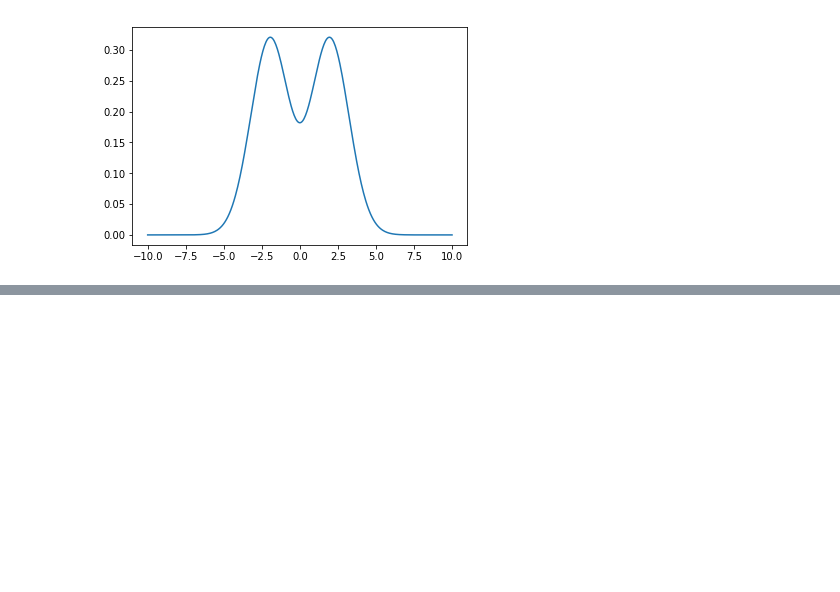
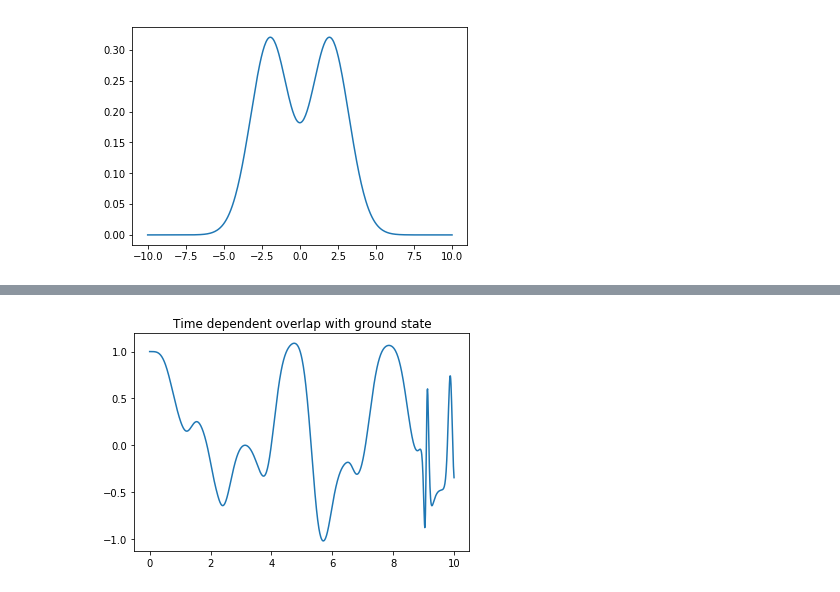
Before and after one commit to HyQD/coupled-cluster, a Jupyter notebook: scripts/zanghellini_tdccsd.ipynb, the cells around one changed output, grey strips where cells are left out. Drawn from its saved outputs; the diff is of its cells as text; code cells hidden in the pictures; blank space fills up the shorter version.

Commit message:
Add plots of time dependent energy and overlap
Overlap is sometimes negative. I am quite certain this is impossible.

```diff
--- a/scripts/zanghellini_tdccsd.ipynb
+++ b/scripts/zanghellini_tdccsd.ipynb
@@ -90,0 +90,4 @@ for
+# %%
+for i, amp in tqdm_notebook(enumerate(tdccsd_zanghellini.solve(time_points)), total=num_time_steps-1):
+    psi_overlap[i + 1] = tdccsd_zanghellini.compute_time_dependent_overlap().real
+    td_energies[i + 1] = tdccsd_zanghellini.compute_energy().real
@@ -90,0 +96,6 @@ for
+# %%
+plt.plot(time_points, psi_overlap)
+plt.title("Time dependent overlap with ground state")
+plt.show()
+# %% [output]
+[figure, added]
```
Also changed, not shown: parts of 4 cells of this notebook.
